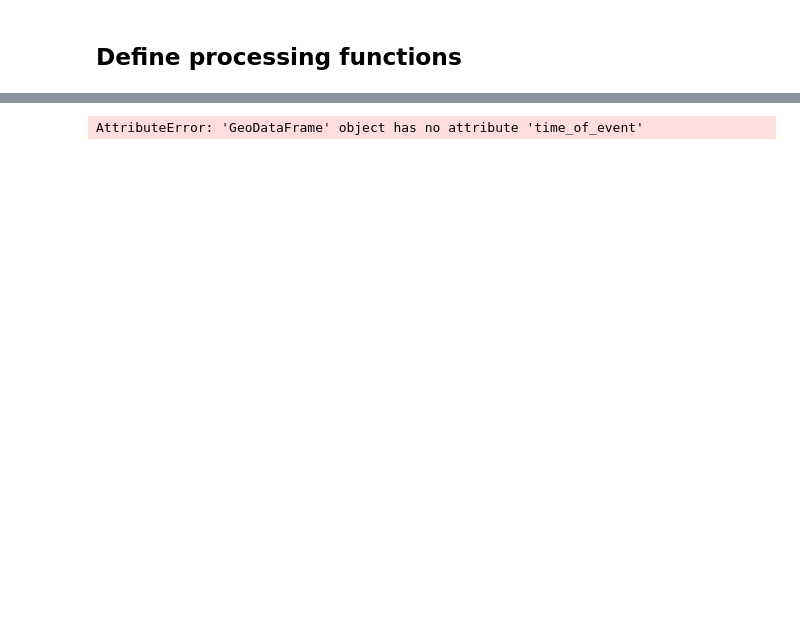
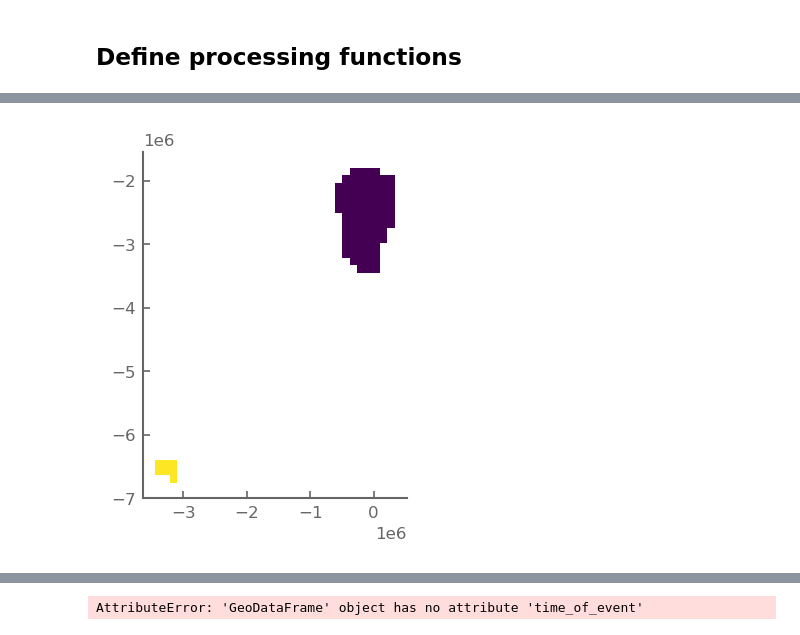
Before and after one commit to rguilcas/predict_rain_norway, a Jupyter notebook: diagnostics_newproj/paper/processing.ipynb, the cells around one changed output, grey strips where cells are left out. Saved outputs shown, nothing was run; the diff lists cells and outputs as text; code cells hidden in the pictures; blank space fills up the shorter version.

```diff
--- a/diagnostics_newproj/paper/processing.ipynb
+++ b/diagnostics_newproj/paper/processing.ipynb
@@ -48,7 +45,7 @@ Hosting the HTTP server on port 40869 instead
 run_id ='ima3ba04'
 # run_id = 'cx6e235z'
 # ds_attrs = xr.open_dataset(f'/Data/gfi/users/rogui7909/data/NN_outputs/attributions/newproj/{run_id}_attributions.nc', chunks = dict(time_of_event=20)).load()
-ds_attrs = xr.open_dataset(f'/Data/gfi/users/rogui7909/data/NN_outputs/attributions/newproj/{run_id}_ALL_attributions_v3.nc', chunks = dict(time_of_event=20)).load().transpose('y','x',...)
+ds_attrs = xr.open_dataset(f'/Data/gfi/users/rogui7909/data/NN_outputs/attributions/newproj/{run_id}_ALL_attributions_v3_lrpzplus.nc', chunks = dict(time_of_event=20)).load().transpose('y','x',...)
 
 # ds_moran = xr.open_dataset(f'/Data/gfi/users/rogui7909/data/NN_outputs/attributions/newproj/{run_id}_moranI_lrp_normed_v2.nc')
 # ds_attrs['moran_I'] = ds_moran.Moran_I
@@ -265,11 +255,37 @@ from skimage.feature import peak_local_max
 from scipy import ndimage as ndi
 
 
-def segments_from_attribution_grid_watershed(time_of_event, timestep_past, abs_threshold = 0.001, rolling=5):
+def get_gdf_from_segment_grid(segments):
+    x = segments.x.values
+    y = segments.y.values
+    labels = segments.values
+    dx = float(np.mean(np.diff(x)))
+    dy = float(np.mean(np.diff(y)))
+    x0 = x.min() - dx / 2.0
+    y0 = y.min() - dy / 2.0
+    transform = Affine.translation(x0, y0) * Affine.scale(dx, dy)
+    geoms = []
+    vals = []
+    for geom, value in features.shapes(labels, transform=transform):
+        if value == 0:
+            continue
+        geoms.append(shape(geom))
+        vals.append(value)
+    gdf_segments = gpd.GeoDataFrame(
+        {"label": vals},
+        geometry=geoms,
+        crs="EPSG:3413"   # or "EPSG:3995" or your custom proj string
+    )
+    gdf_segments= gdf_segments.set_index('label')
+    gdf_segments=gdf_segments.reset_index().dissolve(by='label')
+    return gdf_segments
+
+def segments_from_attribution_grid_watershed(time_of_event, timestep_past, abs_threshold = 0.0005, rolling=5):
     data = ds_attrs.sel(time_of_event=time_of_event,timestep_past=timestep_past).lrp_normed
     data = data.rio.write_crs(proj)
     img = data.rolling(x=rolling, y=rolling, center=True).mean()
     img_filter = img.where(np.abs(img)>abs_threshold).fillna(0)
+    img_filter = np.abs(img_filter)
     coords = peak_local_max(img_filter.values)
     mask = np.zeros(img.shape, dtype=bool)
     mask[tuple(coords.T)] = True
@@ -290,8 +306,38 @@ def segments_from_attribution_grid_watershed(time_of_event, timestep_past, abs_t
     gdf_patches['location_local_max'] = gpd.points_from_xy(X_values, Y_values, crs=proj)
     return gdf_patches, data
 
+def segments_from_attribution_grid_watershed_v2(time_of_event, timestep_past, ds_attrs,abs_threshold = 0.0005, rolling=5):
+    data = ds_attrs.sel(time_of_event=time_of_event,timestep_past=timestep_past).lrp_normed
+    data = data.rio.write_crs(proj)
+    img = data.rolling(x=rolling, y=rolling, center=True).mean()
+    img_filter = img.where(np.abs(img)>abs_threshold).fillna(0)
+    img_filter = np.abs(img_filter)
+    distance = ndi.distance_transform_edt(img_filter>0)
+    peaks = peak_local_max(
+    distance,
+    min_distance=4,
+    labels=img_filter>0
+    )
+    if len(peaks)==0:
+        return None, data
+    markers = np.zeros_like(img, dtype=int)
+    for i, (r, c) in enumerate(peaks, start=1):
+        markers[r, c] = i
 
+    labels = watershed(-distance, markers, mask=img_filter>0)
+    patch_labels = xr.DataArray(labels, dims=img.dims, coords=img.coords)
+    patch_labels = patch_labels.where(labels>0)
 
+    attributions = img.groupby(patch_labels).sum()
+
+    gdf_patches = get_gdf_from_segment_grid(patch_labels)
+    gdf_patches['patch_attributions'] = attributions.values
+    gdf_patches['patch_area'] = gdf_patches.geometry.area/1_000_000
+    gdf_patches['patch_pixel_count'] = np.round(gdf_patches.patch_area/117000/117000)
+    # X_values = [img.x[coords[k,1]].values for k in range(gdf_patches.index.size)]
+    # Y_values = [img.y[coords[k,0]].values for k in range(gdf_patches.index.size)]
+    # gdf_patches['location_local_max'] = gpd.points_from_xy(X_values, Y_values, crs=proj)
+    return gdf_patches, data
 
 def get_cyclones_for_day(time_of_event, timestep_past):
     time = pd.to_datetime(time_of_event) + pd.Timedelta(f'{timestep_past}D')
@@ -315,18 +361,34 @@ def get_best_cycs_per_distance(series):
 
 def attribution_patches_to_cyclones(gdf_patches,cyclones_gdf_day, buffer=500_000):
     geom = gdf_patches.geometry.apply(lambda g: cyclones_gdf_day.buffer(buffer).intersection(g).loc[cyclones_gdf_day.buffer(buffer).intersects(g)])
-    track_id = geom.apply(get_best_cycs_per_distance, axis=1)
-
+    track_id = geom.apply(get_top_cycs_area_overlap, axis=1)
     gdf_patches['cyclone_track_id'] = track_id.values
+    gdf_patches['patch_area'] = gdf_patches.area
+    gdf_patches['patch_pixel_count'] = np.round(gdf_patches.patch_area/117000/117000)
+    gdf_patches = gdf_patches
     return gdf_patches
 
+def group_cyclones(gdf_patches):
+    cyclone_groups = gdf_patches.groupby('cyclone_track_id')[['patch_attributions','patch_area','patch_pixel_count']].sum()
+    gdf_patches_cyclones = gpd.GeoDataFrame(cyclone_groups, geometry = gdf_patches.dissolve(by='cyclone_track_id').geometry)
+    gdf_patches_cyclones['patch_area'] = gdf_patches_cyclones.area
+    gdf_patches_cyclones['patch_pixel_count'] = np.round(gdf_patches_cyclones.patch_area/117000/117000)
+    gdf_patches_cyclones = gdf_patches_cyclones.reset_index()
+    gdf_no_cycs = gdf_patches.loc[gdf_patches.cyclone_track_id.isnull()][gdf_patches_cyclones.columns]
+    if gdf_no_cycs.index.size>0:
+        gdf_patches_cyclones = pd.concat([gdf_patches_cyclones, gdf_no_cycs])
+    return gdf_patches_cyclones
 
-
-gdf_patches, data = segments_from_attribution_grid_watershed('2016-08-09',-1)
+time_of_event = '2024-12-18'
+timestep_past=-3
+gdf_patches, data = segments_from_attribution_grid_watershed_v2(time_of_event,timestep_past, ds_attrs,abs_threshold = 0.001, rolling=5)
 cyclones_gdf_day = get_cyclones_for_day(time_of_event, timestep_past)
 gdf_patches = attribution_patches_to_cyclones(gdf_patches, cyclones_gdf_day)
-
+gdf_patches_cyclones = group_cyclones(gdf_patches)
 # gdf_patches.groupby(#.dissolve()#.plot(cmap='viridis')
 # data.plot()
-gdf_patches
+fig, ax = plt.subplots()
+gdf_patches_cyclones.plot(cmap='viridis',ax=ax)
+# cyclones_gdf_day.buffer(500_000).plot(ax=ax)
+# gdf_patches_cyclones.reset_index()
 # %% [output]
@@ -337,0 +396 @@ gdf_patches
+[figure, added]
```
Also changed, not shown: parts of 16 cells of this notebook, 7 other files.
